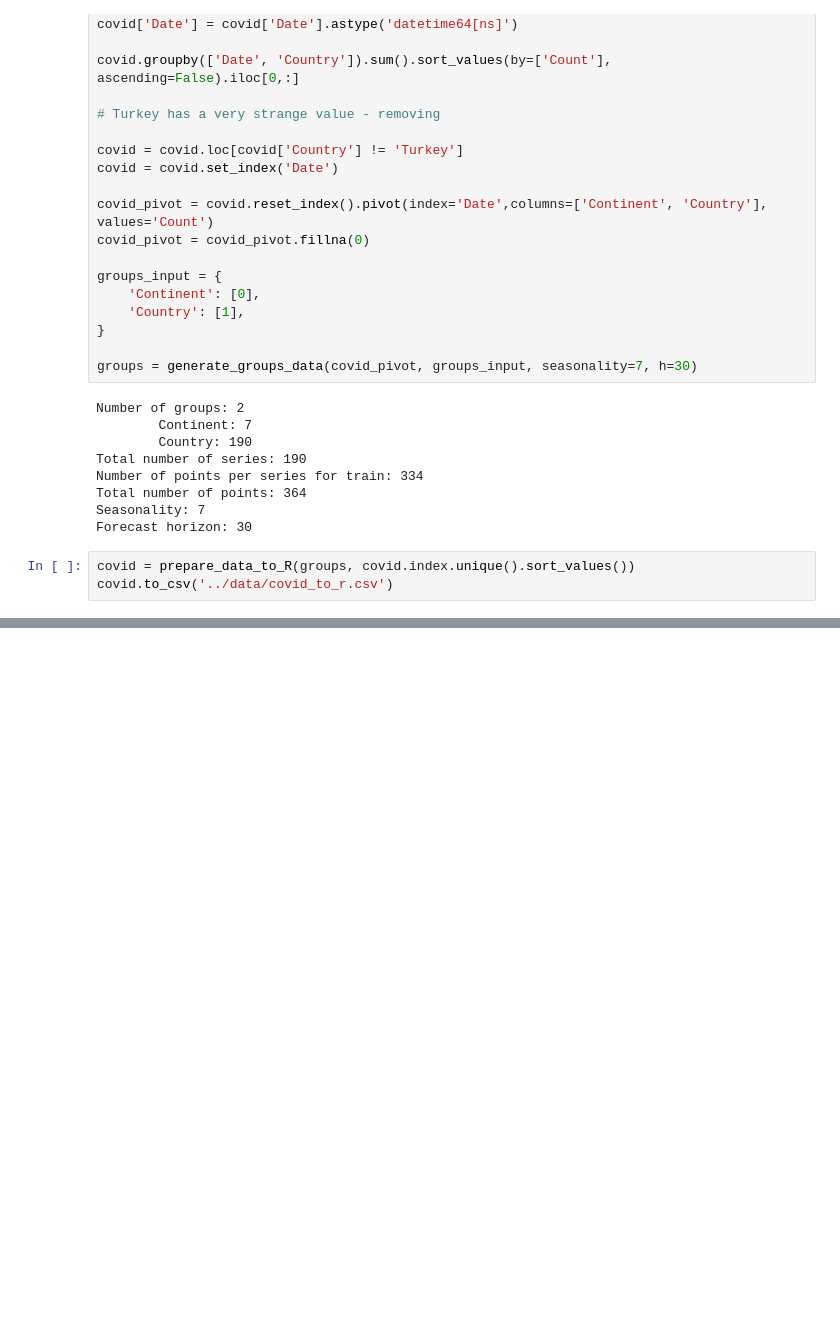
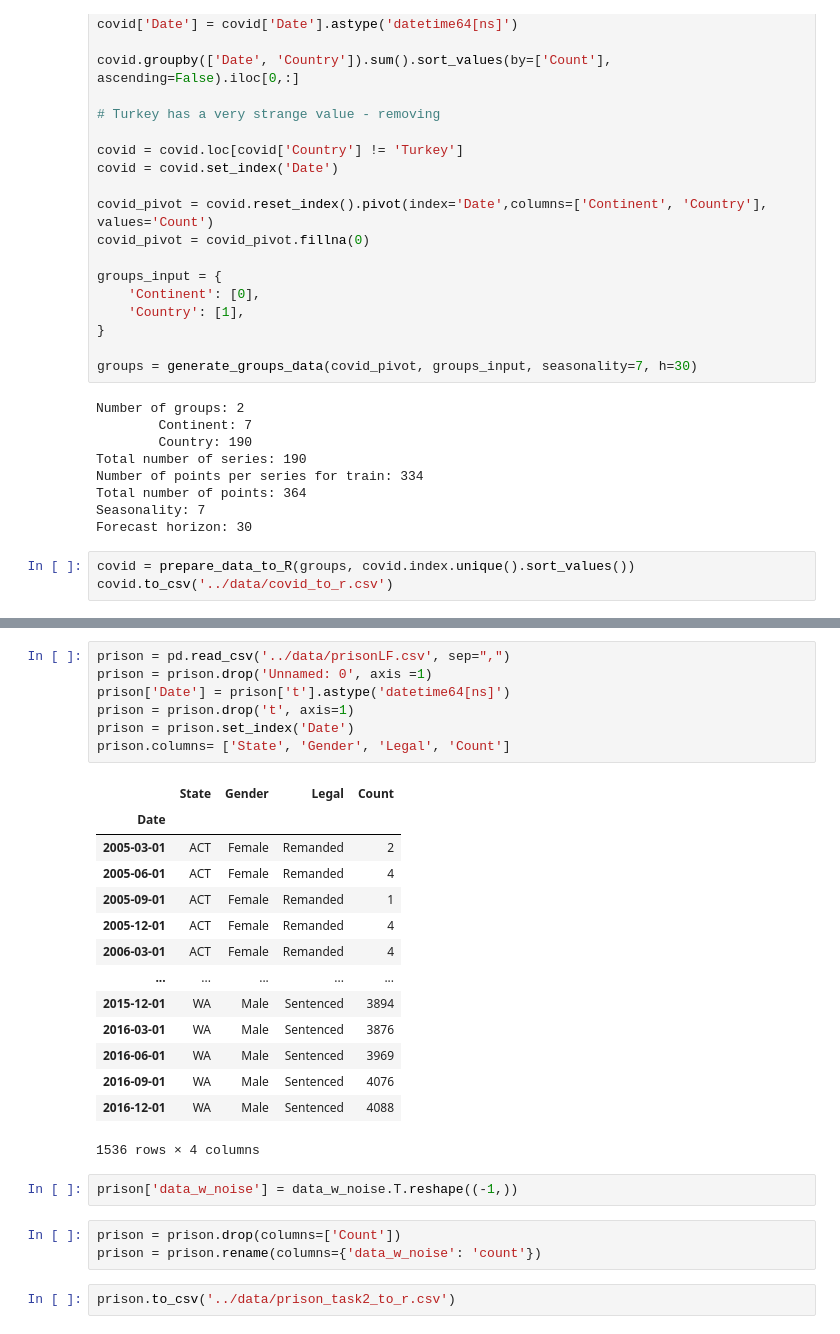
Before and after one commit to luisroque/hierarchical_ts_forecaster, a Jupyter notebook: benchmark/Prepare data for hts package R.ipynb, the cells around one changed output, grey strips where cells are left out. Saved outputs shown, nothing was run; the diff lists cells and outputs as text; blank space fills up the shorter version.

```diff
--- a/benchmark/Prepare data for hts package R.ipynb
+++ b/benchmark/Prepare data for hts package R.ipynb
@@ -169,0 +271,29 @@ covid.to_csv('../data/covid_to_r.csv')
+# %%
+prison = pd.read_csv('../data/prisonLF.csv', sep=",")
+prison = prison.drop('Unnamed: 0', axis =1)
+prison['Date'] = prison['t'].astype('datetime64[ns]')
+prison = prison.drop('t', axis=1)
+prison = prison.set_index('Date')
+prison.columns= ['State', 'Gender', 'Legal', 'Count']
+# %% [output]
+|  | State | Gender | Legal | Count |
+| Date |  |  |  |  |
+| 2005-03-01 | ACT | Female | Remanded | 2 |
+| 2005-06-01 | ACT | Female | Remanded | 4 |
+| 2005-09-01 | ACT | Female | Remanded | 1 |
+| 2005-12-01 | ACT | Female | Remanded | 4 |
+| 2006-03-01 | ACT | Female | Remanded | 4 |
+| ... | ... | ... | ... | ... |
+| 2015-12-01 | WA | Male | Sentenced | 3894 |
+| 2016-03-01 | WA | Male | Sentenced | 3876 |
+| 2016-06-01 | WA | Male | Sentenced | 3969 |
+| 2016-09-01 | WA | Male | Sentenced | 4076 |
+| 2016-12-01 | WA | Male | Sentenced | 4088 |
+1536 rows × 4 columns
+# %%
+prison['data_w_noise'] = data_w_noise.T.reshape((-1,))
+# %%
+prison = prison.drop(columns=['Count'])
+prison = prison.rename(columns={'data_w_noise': 'count'})
+# %%
+prison.to_csv('../data/prison_task2_to_r.csv')
```
Also changed, not shown: parts of 12 cells of this notebook, 1 other file.
